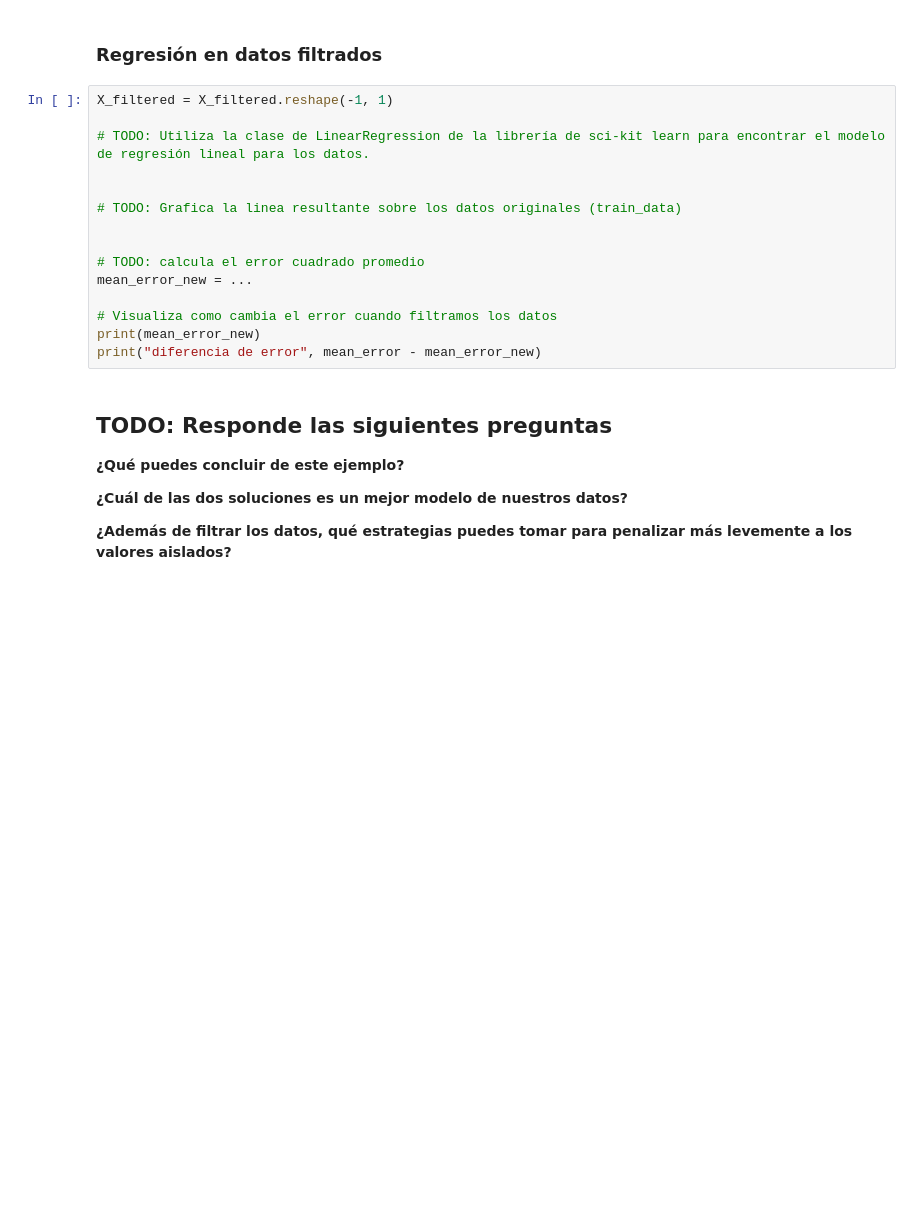
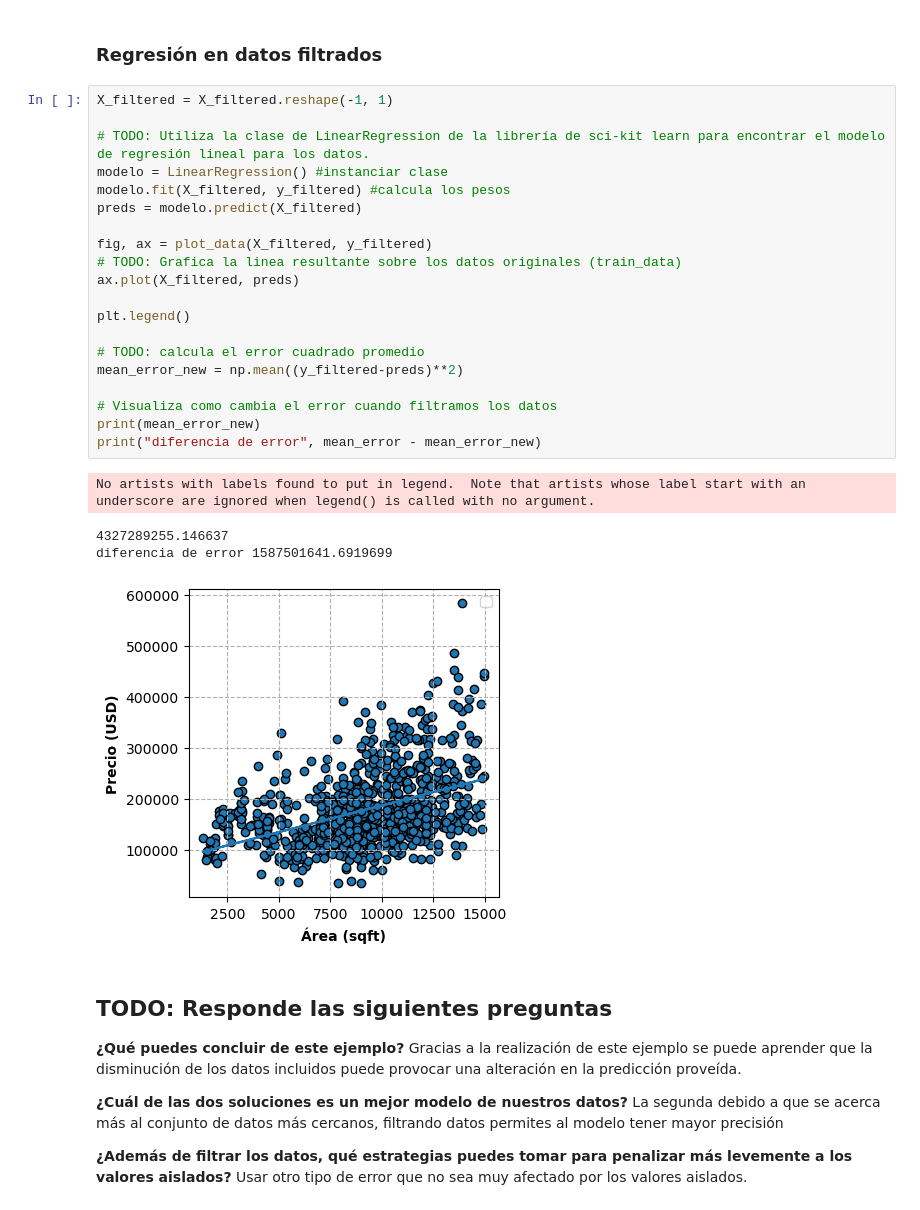
Before and after one commit to AndreNIH/ML23_GPT5, a Jupyter notebook: ml23/ejercicio_1_LinearReg/linear_regression.ipynb, the cells around one changed output. Drawn from its saved outputs; the diff is of its cells as text; blank space fills up the shorter version.

Commit message:
Regresión lineal ej. 3

```diff
--- a/ml23/ejercicio_1_LinearReg/linear_regression.ipynb
+++ b/ml23/ejercicio_1_LinearReg/linear_regression.ipynb
@@ -249,23 +251,33 @@ plt.show()
 # %%
 X_filtered = X_filtered.reshape(-1, 1)
 
 # TODO: Utiliza la clase de LinearRegression de la librería de sci-kit learn para encontrar el modelo de regresión lineal para los datos.
+modelo = LinearRegression() #instanciar clase
+modelo.fit(X_filtered, y_filtered) #calcula los pesos
+preds = modelo.predict(X_filtered)
 
+fig, ax = plot_data(X_filtered, y_filtered)
+# TODO: Grafica la linea resultante sobre los datos originales (train_data)
+ax.plot(X_filtered, preds)
 
-# TODO: Grafica la linea resultante sobre los datos originales (train_data)
-
+plt.legend()
 
 # TODO: calcula el error cuadrado promedio
-mean_error_new = ...
+mean_error_new = np.mean((y_filtered-preds)**2)
 
 # Visualiza como cambia el error cuando filtramos los datos
 print(mean_error_new)
 print("diferencia de error", mean_error - mean_error_new)
+# %% [output]
+No artists with labels found to put in legend.  Note that artists whose label start with an underscore are ignored when legend() is called with no argument.
+4327289255.146637
+diferencia de error 1587501641.6919699
+[figure, added]
 # %% [markdown]
 ## TODO: Responde las siguientes preguntas
 
-**¿Qué puedes concluir de este ejemplo?**
+**¿Qué puedes concluir de este ejemplo?** Gracias a la realización de este ejemplo se puede aprender que la disminución de los datos incluidos puede provocar una alteración en la predicción proveída.
 
-**¿Cuál de las dos soluciones es un mejor modelo de nuestros datos?**
+**¿Cuál de las dos soluciones es un mejor modelo de nuestros datos?** La segunda debido a que se acerca más al conjunto de datos más cercanos, filtrando datos permites al modelo tener mayor precisión
 
-**¿Además de filtrar los datos, qué estrategias puedes tomar para penalizar más levemente a los valores aislados?**
+**¿Además de filtrar los datos, qué estrategias puedes tomar para penalizar más levemente a los valores aislados?** Usar otro tipo de error que no sea muy afectado por los valores aislados.
```
Also changed, not shown: parts of 5 cells of this notebook.
